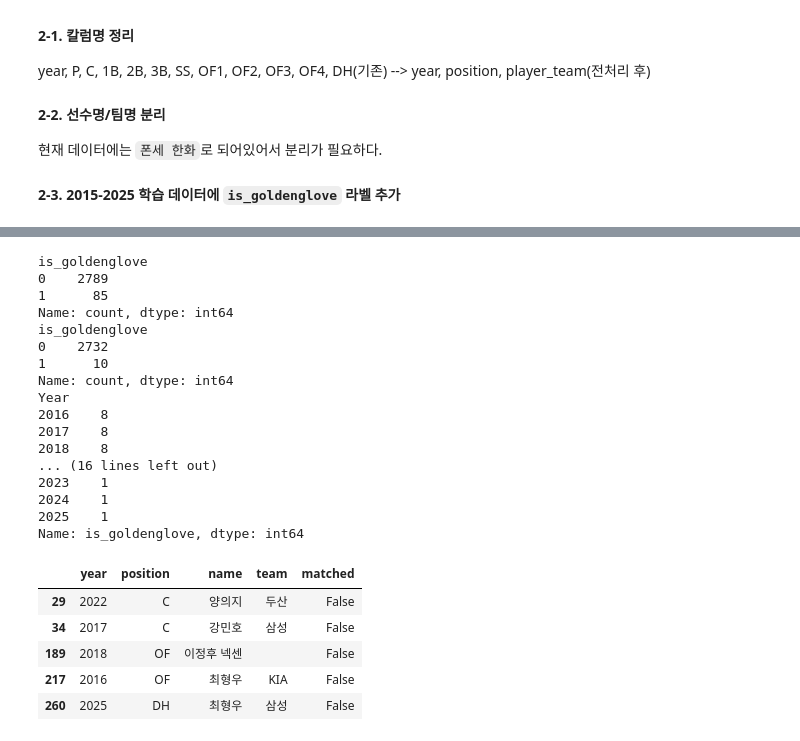
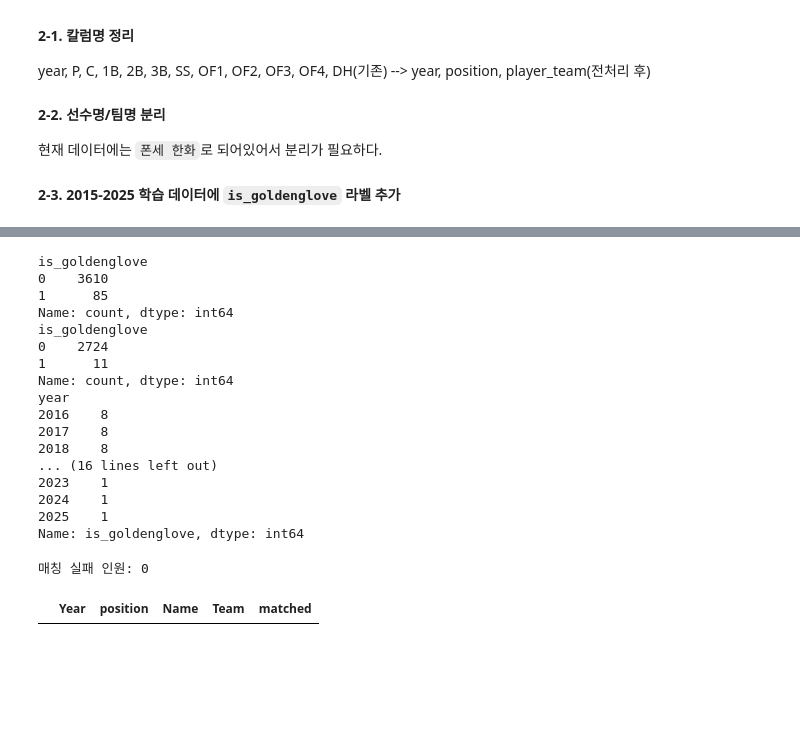
Before and after one commit to dohee-jin/data-mining-final-project, a Jupyter notebook: notebooks/kbo_analysis.ipynb, the cells around one changed output, grey strips where cells are left out. Cells and saved outputs as stored; diff of their text form; code cells hidden in the pictures; blank space fills up the shorter version.

```diff
--- a/notebooks/kbo_analysis.ipynb
+++ b/notebooks/kbo_analysis.ipynb
@@ -320,6 +495,11 @@ golden["position"] = golden["position"].replace({
 
 # 선수명, 팀이름 분리
 golden[["name", 'team']] = golden["player_name"].str.rsplit(" ", n = 1, expand = True)
+
+# Strip whitespace after splitting
+golden["name"] = golden["name"].str.strip()
+golden["team"] = golden["team"].str.strip()
+
 golden = golden[["year", "position", "name", "team"]]
 
 # Rename columns to match Kaggle data's capitalization for merging/matching later
@@ -335,17 +515,17 @@ golden.head()
 | 4 | 2021 | P | 미란다 | 두산 |
 # %%
 # 학습용 kaggle 데이터에 is_goldenglove 라벨 붙이기
-hitter_recent["is_goldenglove"] = hitter_recent.set_index(["Year", "Name", "Team"]).index.isin(
-    golden.set_index(["year", "name", "team"]).index
+hitter_recent["is_goldenglove"] = hitter_recent.set_index(["year", "name", "team"]).index.isin(
+    golden.set_index(["Year", "Name", "Team"]).index
 ).astype(int)
 
-pitcher_recent["is_goldenglove"] = pitcher_recent.set_index(["Year", "Name", "Team"]).index.isin(
-  golden.set_index(["year", "name", "team"]).index
+pitcher_recent["is_goldenglove"] = pitcher_recent.set_index(["year", "name", "team"]).index.isin(
+  golden.set_index(["Year", "Name", "Team"]).index
 ).astype(int)
 
 hitter_recent.head()
 pitcher_recent.head()
 
 # is_goldenglove 라벨 확인: 골든글러브 수상자면 1, 아니면 0
-hitter_recent[hitter_recent["Name"] == "김도영"].head()
+hitter_recent[hitter_recent["name"] == "김도영"].head()
 # %% [output]
@@ -371,18 +541,18 @@ See the caveats in the documentation: https://pandas.pydata.org/pandas-docs/stab
 print(hitter_recent["is_goldenglove"].value_counts())
 print(pitcher_recent["is_goldenglove"].value_counts())
 
-print(hitter_recent.groupby("Year")["is_goldenglove"].sum())
-print(pitcher_recent.groupby("Year")["is_goldenglove"].sum())
+print(hitter_recent.groupby("year")["is_goldenglove"].sum())
+print(pitcher_recent.groupby("year")["is_goldenglove"].sum())
 # %% [output]
 is_goldenglove
-0    2789
+0    3610
 1      85
 Name: count, dtype: int64
 is_goldenglove
-0    2732
-1      10
+0    2724
+1      11
 Name: count, dtype: int64
-Year
+year
 2016    8
 2017    8
 2018    8
@@ -394,30 +588,24 @@ Name: is_goldenglove, dtype: int64
 # %%
-# 데이터 전처리 과정중 누락된 선수가 있는 것으로 판단되어 확인
-# 보통 1년에 10명 골든글러브를 수상함
-
-# 골든글러브 수상자 목록 중 타자 포지션만 확인
+# golden_hitter_recent 생성 후 매칭 확인
 hitter_positions = ["C", "1B", "2B", "3B", "SS", "OF", "DH"]
 
-golden_hitter = golden[golden["position"].isin(hitter_positions)].copy()
+golden_hitter_recent = golden[
+    (golden["position"].isin(hitter_positions)) &
+    (golden["Year"] >= 2016) &
+    (golden["Year"] <= 2025)
+].copy()
 
-# hitter_recent에 실제로 매칭되는지 확인
-hitter_keys = set(zip(hitter_recent["Year"], hitter_recent["Name"], hitter_recent["Team"]))
+hitter_keys = set(zip(hitter_recent["year"], hitter_recent["name"], hitter_recent["team"]))
 
-golden_hitter["matched"] = golden_hitter.apply(
-    lambda row: (row["year"], row["name"], row["team"]) in hitter_keys,
+golden_hitter_recent["matched"] = golden_hitter_recent.apply(
+    lambda row: (row["Year"], row["Name"], row["Team"]) in hitter_keys,
     axis=1
 )
 
-golden_hitter_recent = golden_hitter[
-    (golden_hitter["year"] >= 2016) & (golden_hitter["year"] <= 2025)
-].copy()
+failed_hitter = golden_hitter_recent[golden_hitter_recent["matched"] == False]
 
-# 매칭 실패한 타자 수상자 확인
-golden_hitter_recent[golden_hitter_recent["matched"] == False]
+print("매칭 실패 인원:", len(failed_hitter))
+display(failed_hitter)
 # %% [output]
+매칭 실패 인원: 0
-|  | year | position | name | team | matched |
-| 29 | 2022 | C | 양의지 | 두산 | False |
-| 34 | 2017 | C | 강민호 | 삼성 | False |
-| 189 | 2018 | OF | 이정후 넥센 |  | False |
-| 217 | 2016 | OF | 최형우 | KIA | False |
-| 260 | 2025 | DH | 최형우 | 삼성 | False |
+|  | Year | position | Name | Team | matched |
```
Also changed, not shown: parts of 18 cells of this notebook.
